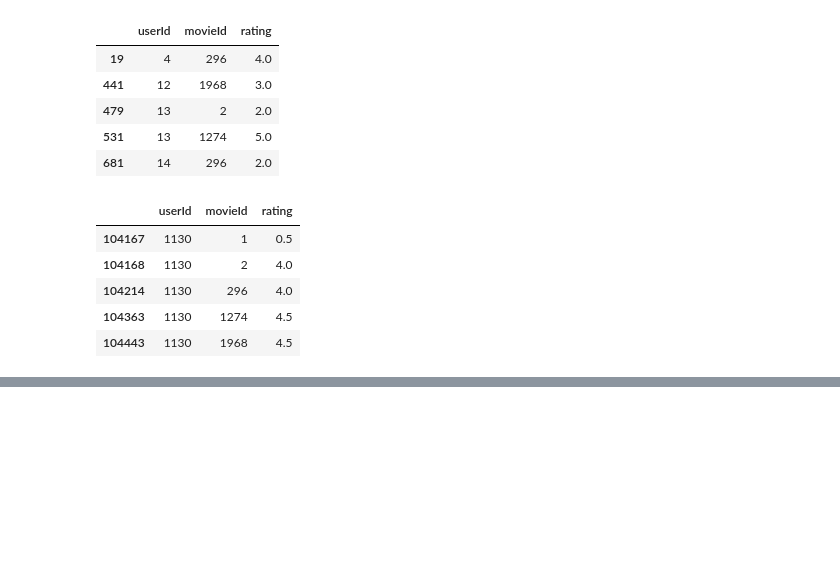
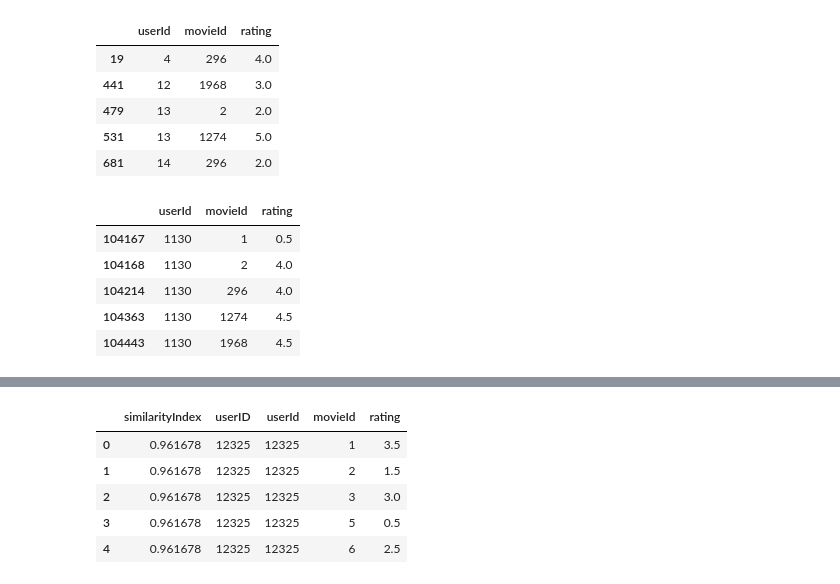
Before and after one commit to HarshitDawar55/Machine_And_Deep_Learning, a Jupyter notebook: Projects/Machine_Learning_Projects/Collaborative Filtering/User-based-Collaborative-Filtering.ipynb, the cells around one changed output, grey strips where cells are left out. Drawn from its saved outputs; the diff is of its cells as text; code cells hidden in the pictures; blank space fills up the shorter version.

```diff
--- a/Projects/Machine_Learning_Projects/Collaborative Filtering/User-based-Collaborative-Filtering.ipynb
+++ b/Projects/Machine_Learning_Projects/Collaborative Filtering/User-based-Collaborative-Filtering.ipynb
@@ -177,0 +212,26 @@ grouped_users_subset.get_group(1130)
+# %%
+Pearson_Correlation_Dict = {}
+
+#For every user group in our subset
+for name, group in grouped_users_subset:
+    #Let's start by sorting the input and current user group so the values aren't mixed up later on
+    group = group.sort_values(by='movieId')
+    inputMovies = inputMovies.sort_values(by='movieId')
+    #Get the N for the formula
+    nRatings = len(group)
+    #Get the review scores for the movies that they both have in common
+    temp_df = inputMovies[inputMovies['movieId'].isin(group['movieId'].tolist())]
+    #And then store them in a temporary buffer variable in a list format to facilitate future calculations
+    tempRatingList = temp_df['rating'].tolist()
+    #Let's also put the current user group reviews in a list format
+    tempGroupList = group['rating'].tolist()
+    #Now let's calculate the pearson correlation between two users, so called, x and y
+    Sxx = sum([i**2 for i in tempRatingList]) - pow(sum(tempRatingList),2)/float(nRatings)
+    Syy = sum([i**2 for i in tempGroupList]) - pow(sum(tempGroupList),2)/float(nRatings)
+    Sxy = sum( i*j for i, j in zip(tempRatingList, tempGroupList)) - sum(tempRatingList)*sum(tempGroupList)/float(nRatings)
+
+    #If the denominator is different than zero, then divide, else, 0 correlation.
+    if Sxx != 0 and Syy != 0:
+        Pearson_Correlation_Dict[name] = Sxy/sqrt(Sxx*Syy)
+    else:
+        Pearson_Correlation_Dict[name] = 0
@@ -177,0 +292,10 @@ grouped_users_subset.get_group(1130)
+# %%
+topUsersRating = topUsers.merge(ratings, left_on='userID', right_on='userId', how='inner')
+topUsersRating.head()
+# %% [output]
+|  | similarityIndex | userID | userId | movieId | rating |
+| 0 | 0.961678 | 12325 | 12325 | 1 | 3.5 |
+| 1 | 0.961678 | 12325 | 12325 | 2 | 1.5 |
+| 2 | 0.961678 | 12325 | 12325 | 3 | 3.0 |
+| 3 | 0.961678 | 12325 | 12325 | 5 | 0.5 |
+| 4 | 0.961678 | 12325 | 12325 | 6 | 2.5 |
```
Also changed, not shown: parts of 16 cells of this notebook.
